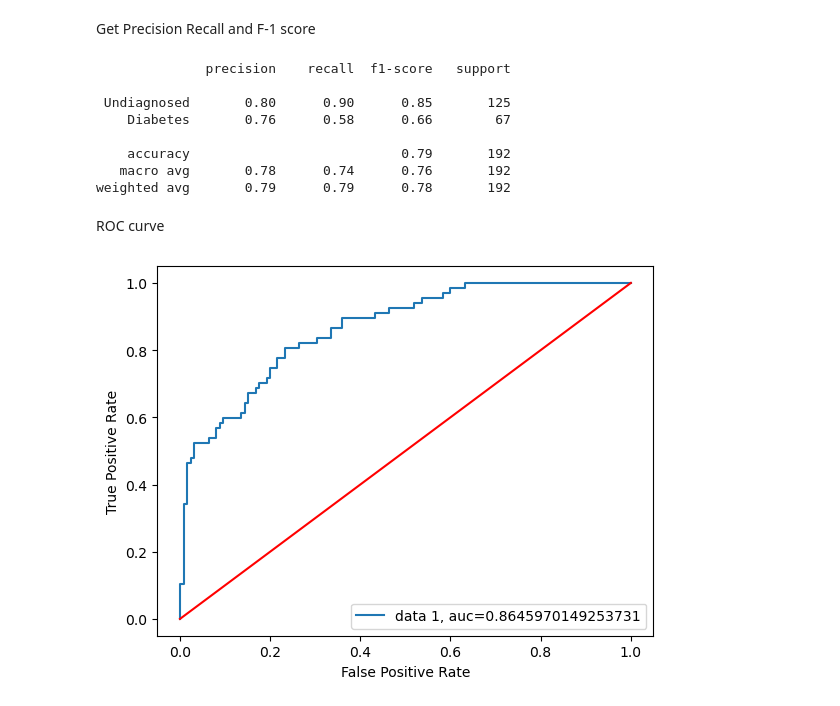
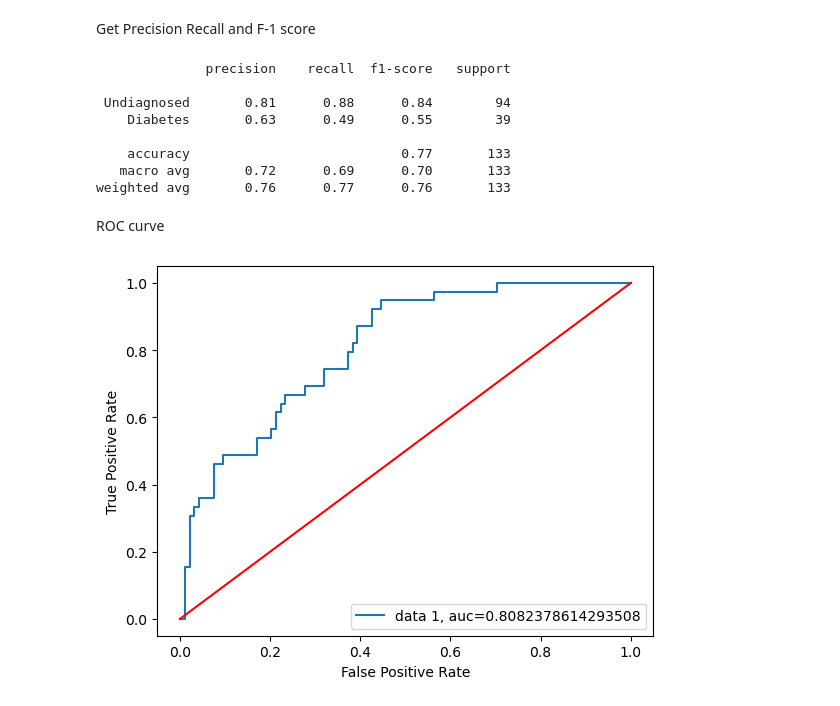
Before and after one commit to rheremm/COGS105, a Jupyter notebook: Lectures/Week_4/Multiple_Logistic_Regression.ipynb, the cells around one changed output. Cells and saved outputs as stored; diff of their text form; code cells hidden in the pictures.

Commit message:
cleaned up multiobjective

```diff
--- a/Lectures/Week_4/Multiple_Logistic_Regression.ipynb
+++ b/Lectures/Week_4/Multiple_Logistic_Regression.ipynb
@@ -85,0 +91,4 @@ split the data into test and training sets and fit the model
+# %%
+#I grabbed a list of all the columns
+cols = pima_new.columns
+print(cols)
@@ -85,0 +115,2 @@ split the data into test and training sets and fit the model
+# %%
+pima_clean = pima_new.dropna()
@@ -86,7 +159,2 @@ split the data into test and training sets and fit the model
 # %%
-predictors_train, predictors_test, diabetes_train, diabetes_test = train_test_split(predictors, diabetes, test_size=0.25, random_state=16)
-# instantiate the model (using the default parameters, escept random_state and max_iter)
-logreg = LogisticRegression(random_state=16,max_iter = 5000)
-
-# fit the model with data
-logreg.fit(predictors_train, diabetes_train)
+train_df,test_df = train_test_split(pima_clean, test_size=0.25, random_state=16)
@@ -94,0 +177,6 @@ LogisticRegression(max_iter=5000, random_state=16)
+# %%
+# instantiate the model (using the default parameters, except random_state and max_iter)
+logreg = LogisticRegression(random_state=16,max_iter = 5000)
+
+# fit the model with data
+logreg.fit(train_df[cols[0:7]], train_df['Outcome'])
@@ -124,28 +215,27 @@ plt.yticks(tick_marks+0.5, class_names)
 # %% [markdown]
 Get Precision Recall and F-1 score
 # %%
-print(classification_report(diabetes_test,diabetes_pred,target_names=class_names))
+print(classification_report(test_df['Outcome'],diabetes_pred,target_names=class_names))
 # %% [output]
               precision    recall  f1-score   support
 
- Undiagnosed       0.80      0.90      0.85       125
-    Diabetes       0.76      0.58      0.66        67
+ Undiagnosed       0.81      0.88      0.84        94
+    Diabetes       0.63      0.49      0.55        39
 
-    accuracy                           0.79       192
-   macro avg       0.78      0.74      0.76       192
-weighted avg       0.79      0.79      0.78       192
+    accuracy                           0.77       133
+   macro avg       0.72      0.69      0.70       133
+weighted avg       0.76      0.77      0.76       133
 # %% [markdown]
 ROC curve
 # %%
-
-fpr, tpr, _ = roc_curve(diabetes_test,  diabetes_pprob[:,1])
-auc = roc_auc_score(diabetes_test, diabetes_pprob[:,1])
+diabetes_pprob = logreg.predict_proba(test_df[cols[0:7]])
+fpr, tpr, _ = roc_curve(test_df['Outcome'],  diabetes_pprob[:,1])
+auc = roc_auc_score(test_df['Outcome'], diabetes_pprob[:,1])
 plt.plot(fpr,tpr,label="data 1, auc="+str(auc))
 plt.plot([0,1],[0,1],'r-')
 plt.legend(loc=4)
 plt.xlabel('False Positive Rate')
 plt.ylabel('True Positive Rate')
-
 plt.show()
 # %% [output]
-[figure, old version]
+[figure, new version]
```
Also changed, not shown: parts of 30 cells of this notebook, 1 other file.
